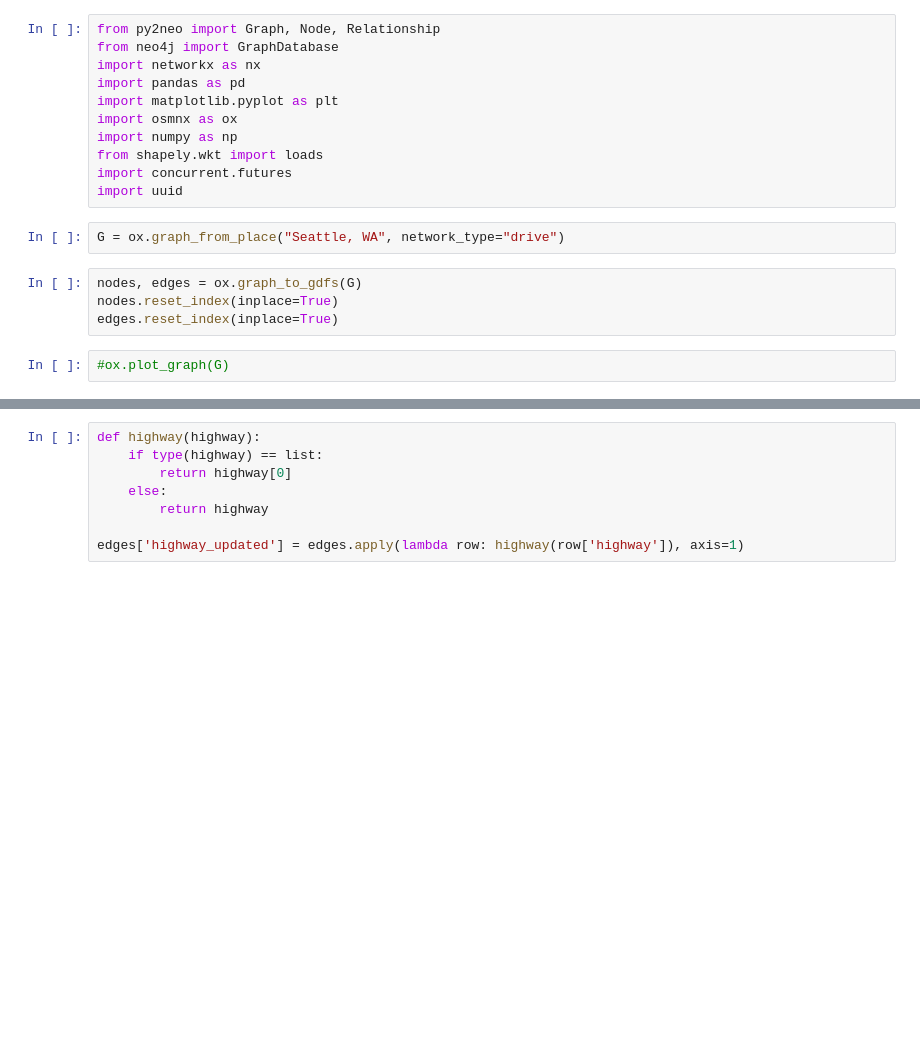
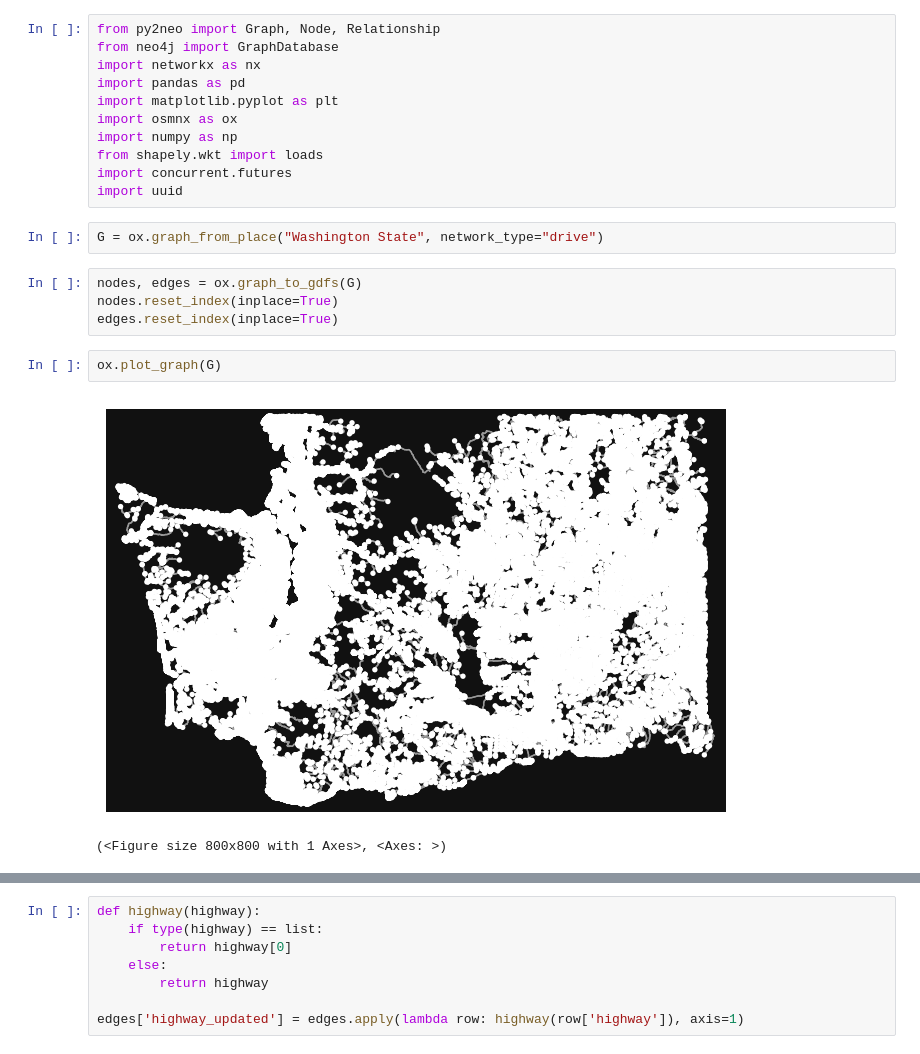
Before and after one commit to AlexHuntWSU/CPTS415, a Jupyter notebook: milestone 5/data.ipynb, the cells around one changed output, grey strips where cells are left out. Saved outputs shown, nothing was run; the diff lists cells and outputs as text; blank space fills up the shorter version.

```diff
--- a/milestone 5/data.ipynb
+++ b/milestone 5/data.ipynb
@@ -10,11 +10,14 @@ from shapely.wkt import loads
 import concurrent.futures
 import uuid
 # %%
-G = ox.graph_from_place("Seattle, WA", network_type="drive")
+G = ox.graph_from_place("Washington State", network_type="drive")
 # %%
 nodes, edges = ox.graph_to_gdfs(G)
 nodes.reset_index(inplace=True)
 edges.reset_index(inplace=True)
 # %%
-#ox.plot_graph(G)
+ox.plot_graph(G)
+# %% [output]
+[figure, added]
+(<Figure size 800x800 with 1 Axes>, <Axes: >)
 # %%
```
Also changed, not shown: parts of 15 cells of this notebook, 3 other files.
